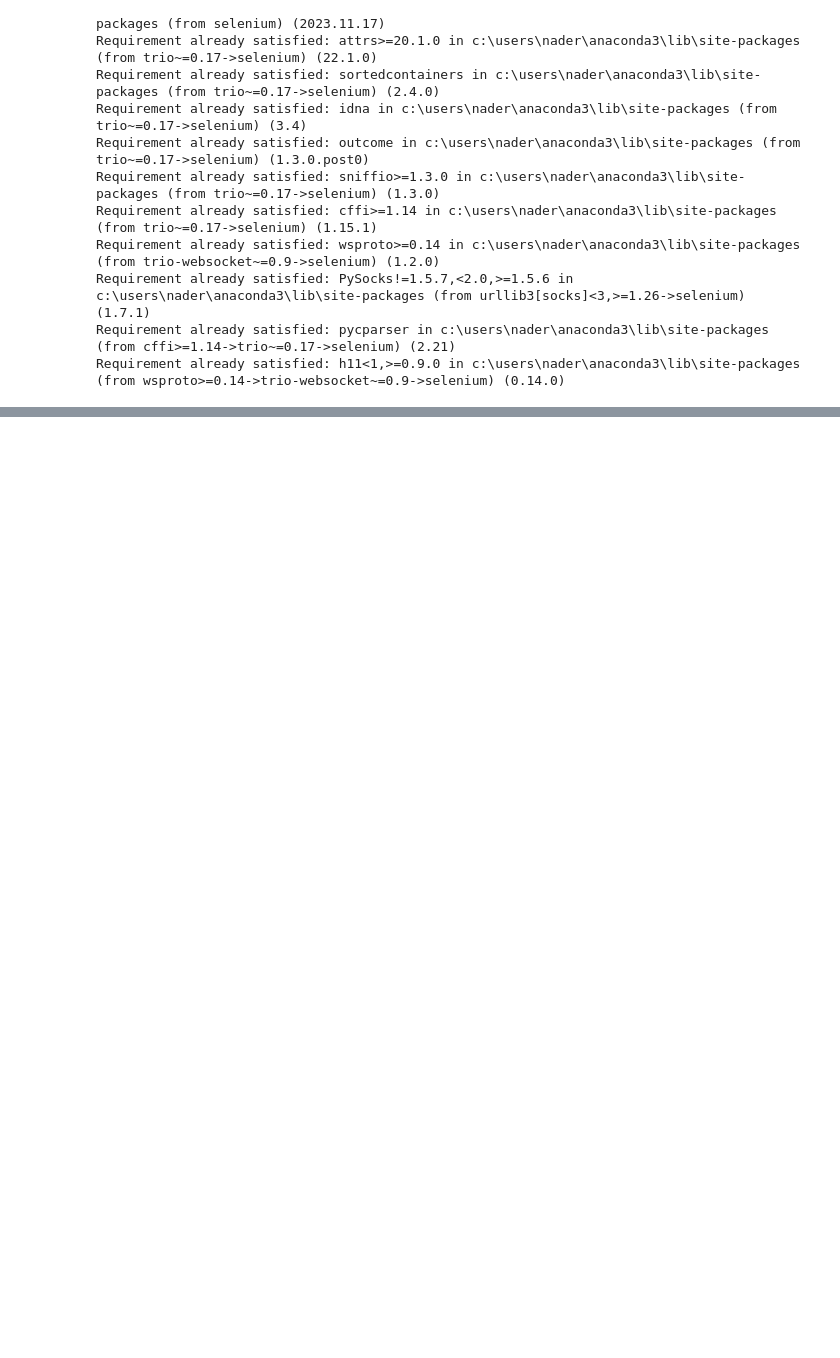
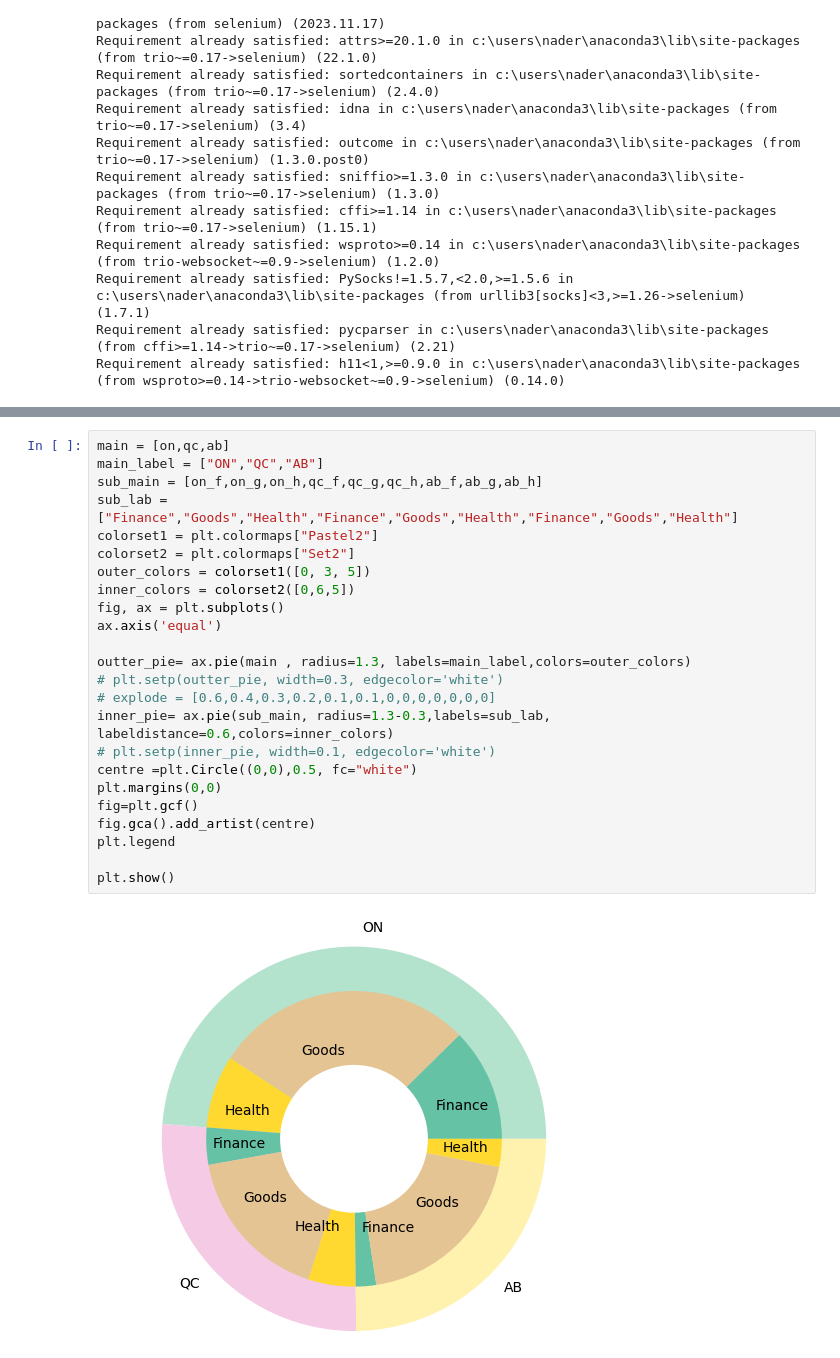
Before and after one commit to NaderMoA/project_1, a Jupyter notebook: GDP_main.ipynb, the cells around one changed output, grey strips where cells are left out. Cells and saved outputs as stored; diff of their text form; blank space fills up the shorter version.

```diff
--- a/GDP_main.ipynb
+++ b/GDP_main.ipynb
@@ -347,0 +322,26 @@ plt.show()
+# %%
+main = [on,qc,ab]
+main_label = ["ON","QC","AB"]
+sub_main = [on_f,on_g,on_h,qc_f,qc_g,qc_h,ab_f,ab_g,ab_h]
+sub_lab = ["Finance","Goods","Health","Finance","Goods","Health","Finance","Goods","Health"]
+colorset1 = plt.colormaps["Pastel2"]
+colorset2 = plt.colormaps["Set2"]
+outer_colors = colorset1([0, 3, 5])
+inner_colors = colorset2([0,6,5])
+fig, ax = plt.subplots()
+ax.axis('equal')
+
+outter_pie= ax.pie(main , radius=1.3, labels=main_label,colors=outer_colors)
+# plt.setp(outter_pie, width=0.3, edgecolor='white')
+# explode = [0.6,0.4,0.3,0.2,0.1,0.1,0,0,0,0,0,0,0]
+inner_pie= ax.pie(sub_main, radius=1.3-0.3,labels=sub_lab, labeldistance=0.6,colors=inner_colors)
+# plt.setp(inner_pie, width=0.1, edgecolor='white')
+centre =plt.Circle((0,0),0.5, fc="white")
+plt.margins(0,0)
+fig=plt.gcf()
+fig.gca().add_artist(centre)
+plt.legend
+
+plt.show()
+# %% [output]
+[figure, added]
```
Also changed, not shown: parts of 5 cells of this notebook.
